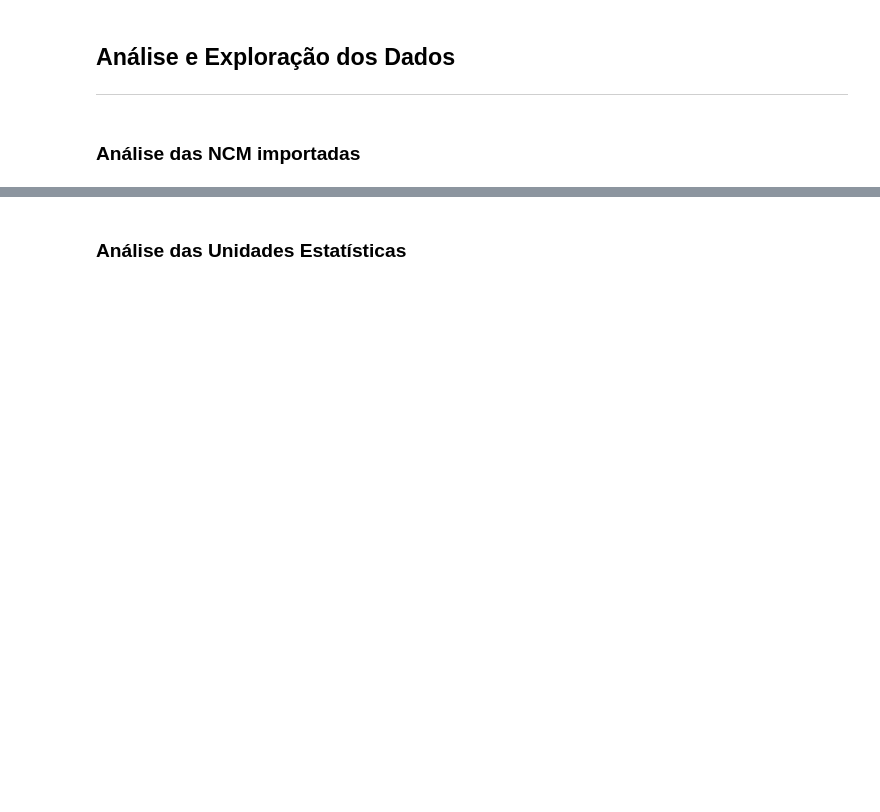
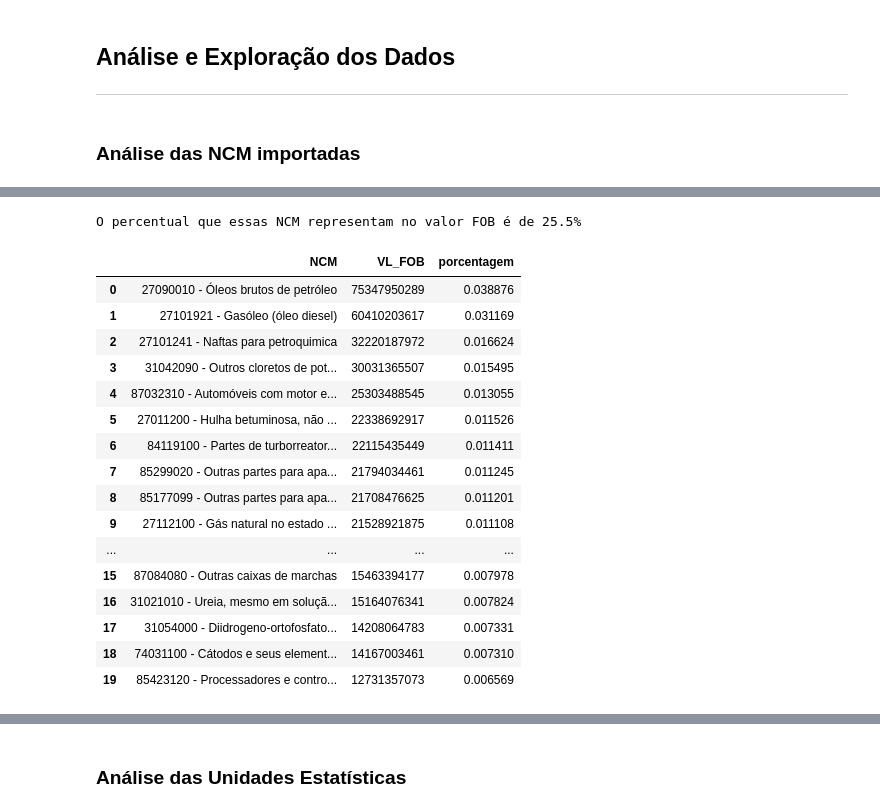
Before and after one commit to Danielpsob/DSWP, a Jupyter notebook: notebooks/analise_dados29-03.ipynb, the cells around one changed output, grey strips where cells are left out. Saved outputs shown, nothing was run; the diff lists cells and outputs as text; code cells hidden in the pictures; blank space fills up the shorter version.

```diff
--- a/notebooks/analise_dados29-03.ipynb
+++ b/notebooks/analise_dados29-03.ipynb
@@ -375,3 +438,29 @@ df
+# %%
+df['porcentagem'] = df.VL_FOB.apply(lambda x: x/fob_total)
+maiores_ncm = df.iloc[:20,:]
+fob_maiores_ncm = maiores_ncm.VL_FOB.sum()
+perc_ncm = fob_maiores_ncm/fob_total
+print(f'O percentual que essas NCM representam no valor FOB é de {perc_ncm:.1%}')
+df
+# %% [output]
+O percentual que essas NCM representam no valor FOB é de 25.5%
+|  | NCM | VL_FOB | porcentagem |
+| 0 | 27090010 - Óleos brutos de petróleo | 75347950289 | 0.038876 |
+| 1 | 27101921 - Gasóleo (óleo diesel) | 60410203617 | 0.031169 |
+| 2 | 27101241 - Naftas para petroquimica | 32220187972 | 0.016624 |
+| 3 | 31042090 - Outros cloretos de pot... | 30031365507 | 0.015495 |
+| 4 | 87032310 - Automóveis com motor e... | 25303488545 | 0.013055 |
+| 5 | 27011200 - Hulha betuminosa, não ... | 22338692917 | 0.011526 |
+| 6 | 84119100 - Partes de turborreator... | 22115435449 | 0.011411 |
+| 7 | 85299020 - Outras partes para apa... | 21794034461 | 0.011245 |
+| 8 | 85177099 - Outras partes para apa... | 21708476625 | 0.011201 |
+| 9 | 27112100 - Gás natural no estado ... | 21528921875 | 0.011108 |
+| ... | ... | ... | ... |
+| 15 | 87084080 - Outras caixas de marchas | 15463394177 | 0.007978 |
+| 16 | 31021010 - Ureia, mesmo em soluçã... | 15164076341 | 0.007824 |
+| 17 | 31054000 - Diidrogeno-ortofosfato... | 14208064783 | 0.007331 |
+| 18 | 74031100 - Cátodos e seus element... | 14167003461 | 0.007310 |
+| 19 | 85423120 - Processadores e contro... | 12731357073 | 0.006569 |
 # %%
 df_total = df_total[df_total.NCM.isin(df.NCM)]
 df_total.info()
```
Also changed, not shown: parts of 24 cells of this notebook.
